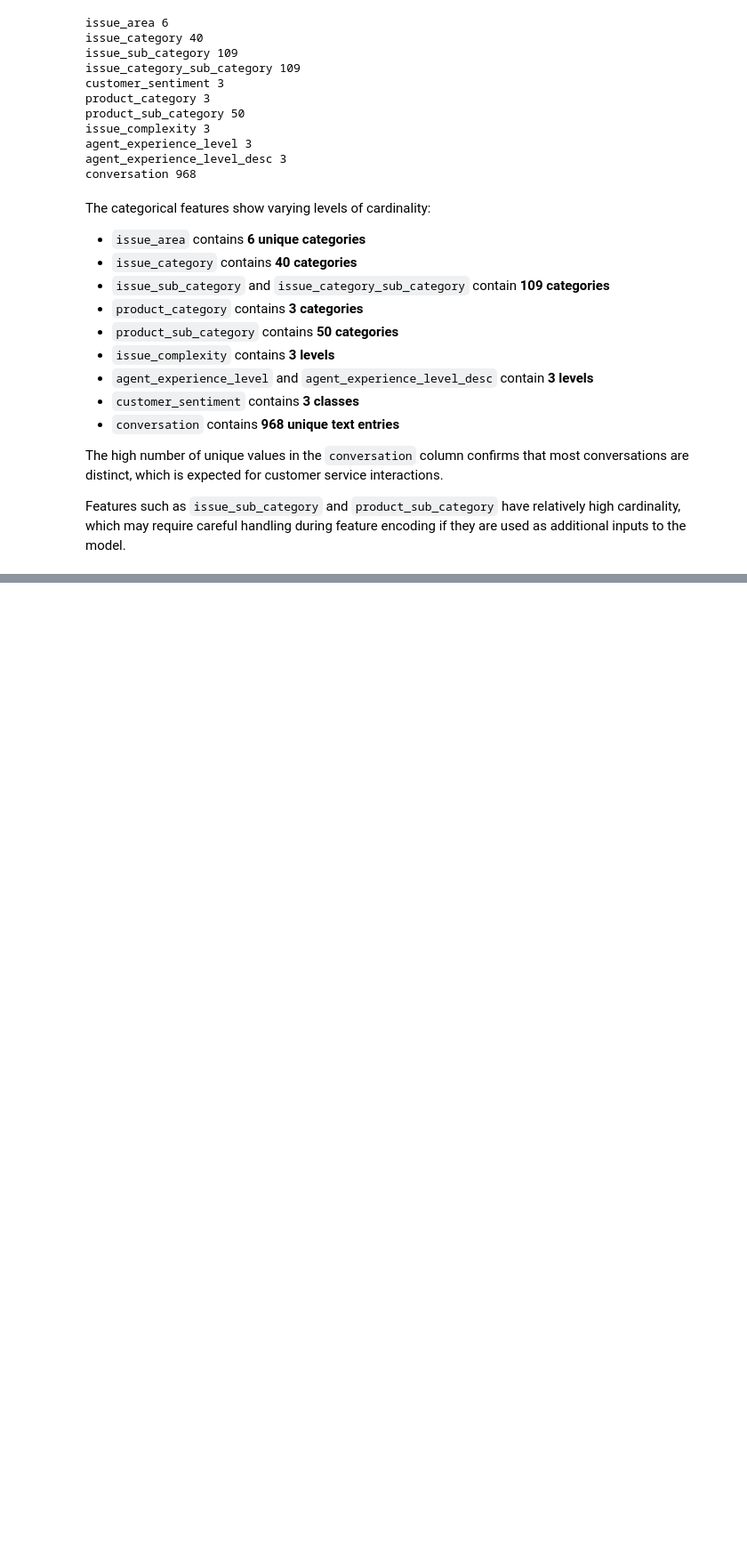
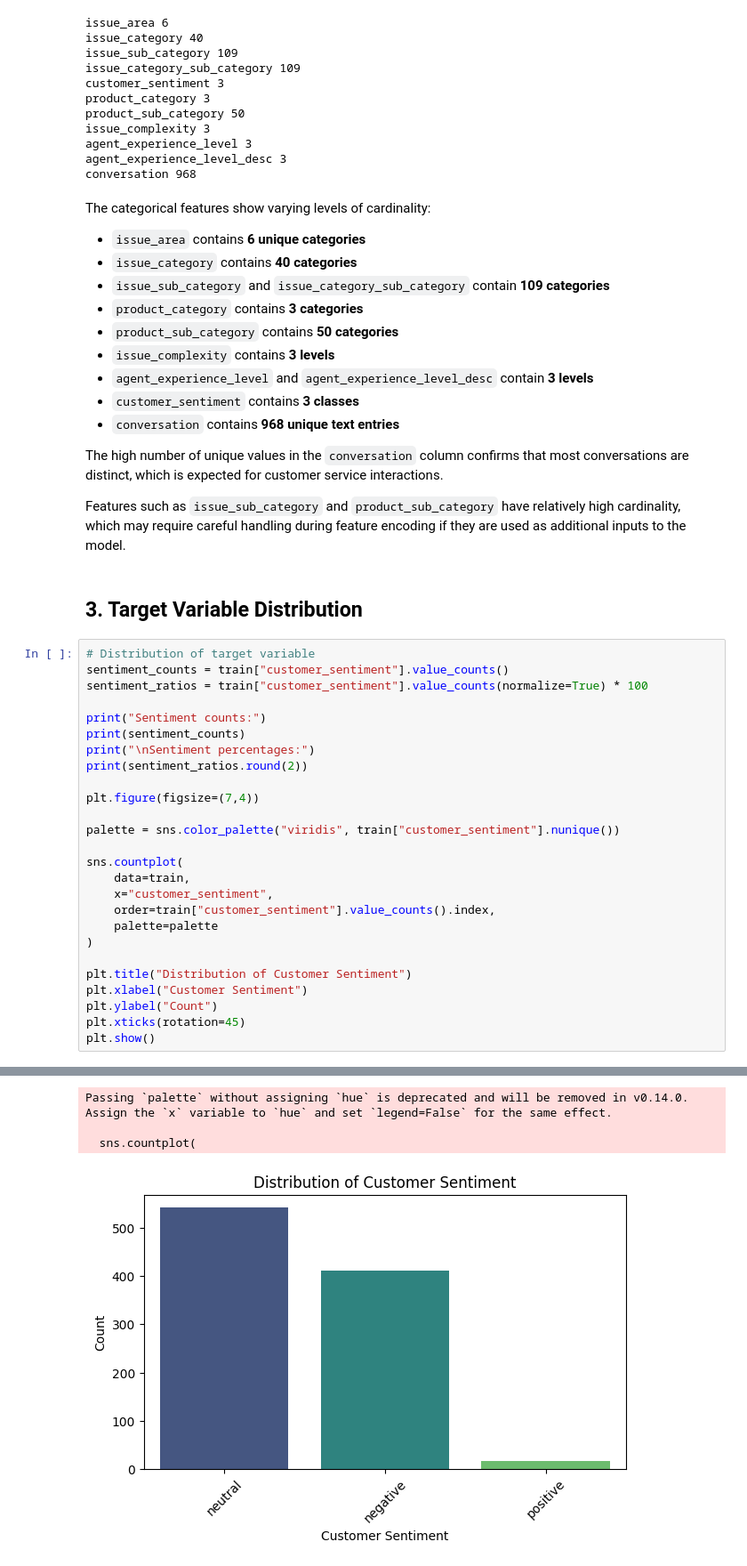
Before and after one commit to sulucay01/DI725-assignment1, a Jupyter notebook: notebooks/01_eda.ipynb, the cells around one changed output, grey strips where cells are left out. Shown at 89% size. Saved outputs shown, nothing was run; the diff lists cells and outputs as text; blank space fills up the shorter version.

Commit message:
Add target sentiment distribution analysis

```diff
--- a/notebooks/01_eda.ipynb
+++ b/notebooks/01_eda.ipynb
@@ -144,3 +144,32 @@ The categorical features show varying levels of cardinality:
 The high number of unique values in the `conversation` column confirms that most conversations are distinct, which is expected for customer service interactions.
 
 Features such as `issue_sub_category` and `product_sub_category` have relatively high cardinality, which may require careful handling during feature encoding if they are used as additional inputs to the model.
+# %% [markdown]
+## 3. Target Variable Distribution
+# %%
+# Distribution of target variable
+sentiment_counts = train["customer_sentiment"].value_counts()
+sentiment_ratios = train["customer_sentiment"].value_counts(normalize=True) * 100
+
+print("Sentiment counts:")
+print(sentiment_counts)
+print("\nSentiment percentages:")
+print(sentiment_ratios.round(2))
+
+plt.figure(figsize=(7,4))
+
+palette = sns.color_palette("viridis", train["customer_sentiment"].nunique())
+
+sns.countplot(
+    data=train,
+    x="customer_sentiment",
+    order=train["customer_sentiment"].value_counts().index,
+    palette=palette
+)
+
+plt.title("Distribution of Customer Sentiment")
+plt.xlabel("Customer Sentiment")
+plt.ylabel("Count")
+plt.xticks(rotation=45)
+plt.show()
+# %% [output]
@@ -146,0 +189,4 @@ Features such as `issue_sub_category` and `product_sub_category` have relatively
+Passing `palette` without assigning `hue` is deprecated and will be removed in v0.14.0. Assign the `x` variable to `hue` and set `legend=False` for the same effect.
+
+  sns.countplot(
+[figure, added]
```
Also changed, not shown: parts of 3 cells of this notebook.
